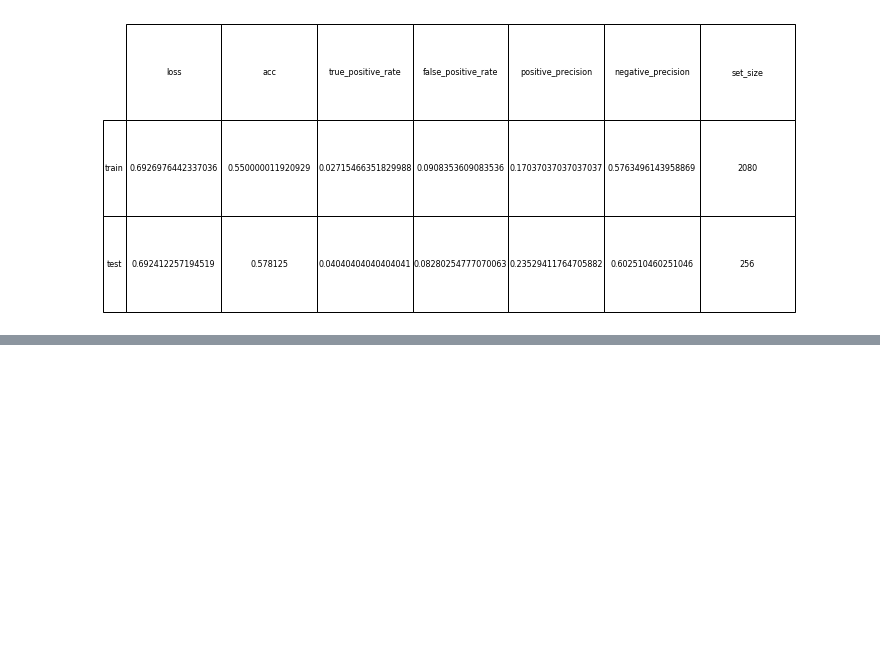
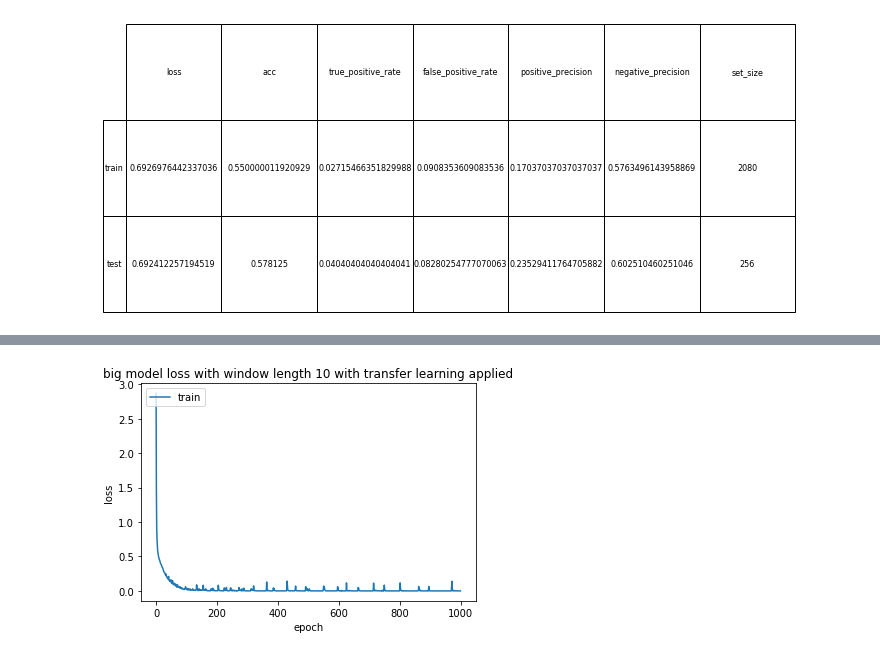
Before and after one commit to Ayazdani1997/stock-feature-prediction-final-pro, a Jupyter notebook: Phase1_OCHLV.ipynb, the cells around one changed output, grey strips where cells are left out. Saved outputs shown, nothing was run; the diff lists cells and outputs as text; code cells hidden in the pictures; blank space fills up the shorter version.

```diff
--- a/Phase1_OCHLV.ipynb
+++ b/Phase1_OCHLV.ipynb
@@ -964,0 +1071,9 @@ tabular_test_train_results(train_generator, test_generator, train_results, test_
+# %%
+plt.plot(train_losses)
+plt.title('big model loss with window length 10 with transfer learning applied')
+plt.ylabel('loss')
+plt.xlabel('epoch')
+plt.legend(['train'], loc='upper left')
+plt.show()
+# %% [output]
+[figure, added]
```
Also changed, not shown: parts of 32 cells of this notebook.
